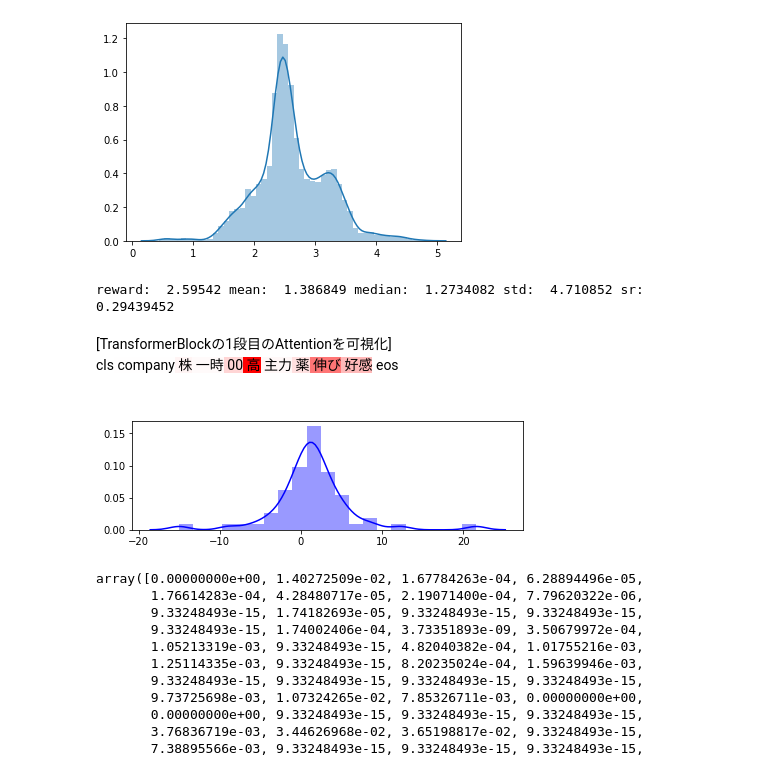
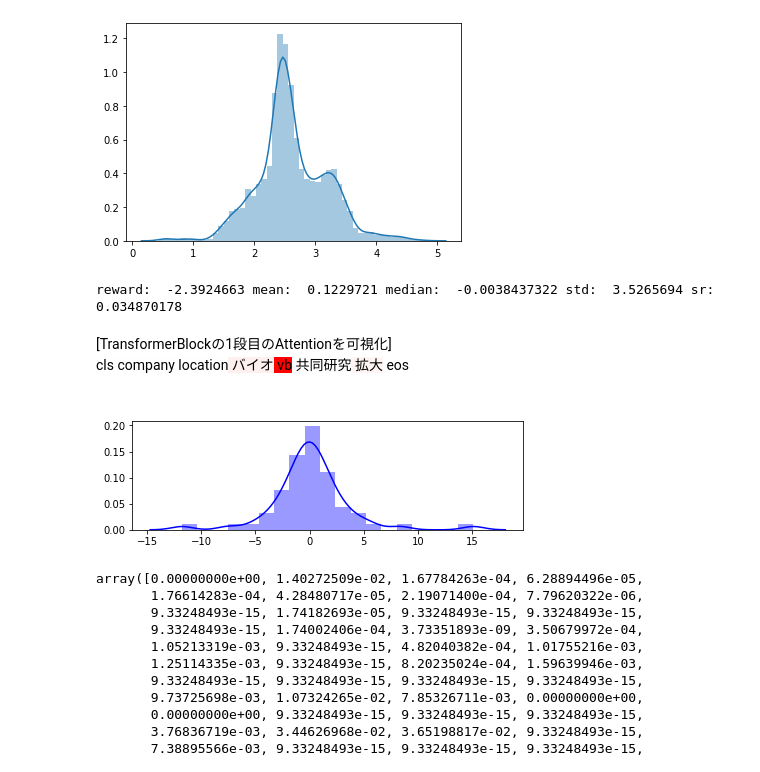
Before and after one commit to ShogoAkiyama/rltorch2, a Jupyter notebook: sentiment/iqn/visualizer.ipynb, the cells around one changed output. Cells and saved outputs as stored; diff of their text form; code cells hidden in the pictures.

```diff
--- a/sentiment/iqn/visualizer.ipynb
+++ b/sentiment/iqn/visualizer.ipynb
@@ -255,7 +255,7 @@ for batch in test_dl:
 states = np.array(states)
 rewards = np.array(rewards)
 # %%
-idx = 640
+idx = 648
 eta = 1
 
 sentence = states[idx]
@@ -297,36 +297,36 @@ for j in range(args.max_length):
 # スコアを記憶する配列
 scores = np.zeros(args.max_length)   # saliency scores S(t,i,j)
 
 for j in range(0, args.max_length):
     # d=5としてその部分を描画する
     scores[j] = (L-l[j]).pow(2).sum().mul_(.5).item()
 #     scores[j] = (L-l[j]).sum().item()
 
 scores = scores * pad_mask
 saliency = scores / (np.abs(scores).max() + 1e-20)
 
 # S = saliency.copy()
 # pmax = S.max()
 
 # S -= S.min()
 # S = pmax * S / S.max()
 
 fig, ax = plt.subplots(1, figsize=(7, 2));
 sns.distplot(curr_q.view(-1).cpu().numpy(), color='blue', ax=ax)
 
 print('reward: ', rewards[idx],
           'mean: ', np.mean(curr_q.view(-1).cpu().numpy()),
           'median: ', np.median(curr_q.view(-1).cpu().numpy()),
           'std: ', np.std(curr_q.view(-1).cpu().numpy()),
           'sr: ', np.mean(curr_q.view(-1).cpu().numpy()) / np.std(curr_q.view(-1).cpu().numpy()))
 
 html_output = mk_html(states[idx], saliency)
 HTML(html_output)
 # %% [output]
-reward:  2.59542 mean:  1.386849 median:  1.2734082 std:  4.710852 sr:  0.29439452
+reward:  -2.3924663 mean:  0.1229721 median:  -0.0038437322 std:  3.5265694 sr:  0.034870178
 [TransformerBlockの1段目のAttentionを可視化]
-cls company 株 一時 00 高 主力 薬 伸び 好感 eos
+cls company location バイオ vb 共同研究 拡大 eos
-[figure, old version]
+[figure, new version]
 # %%
 saliency
 # %% [output]
```
